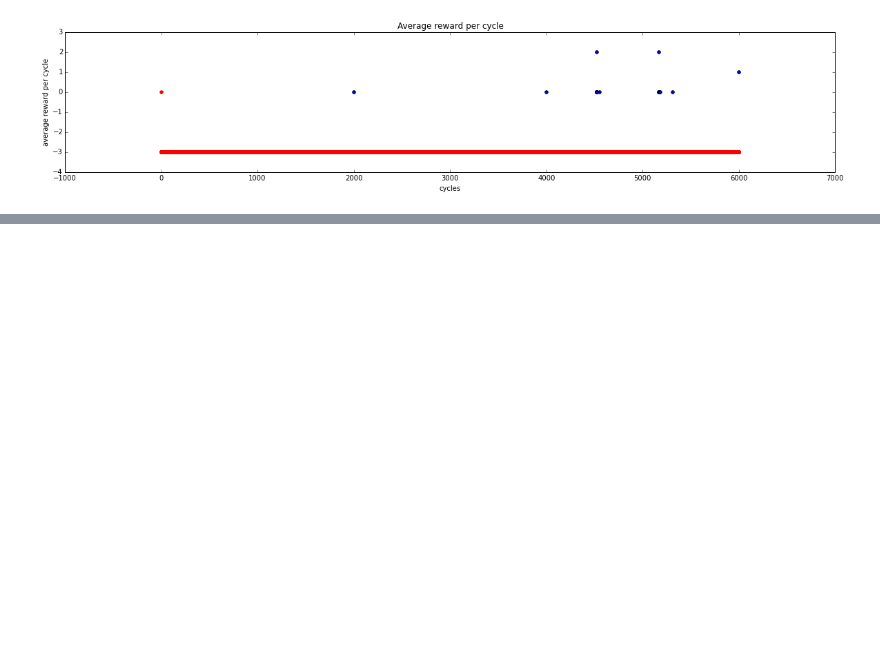
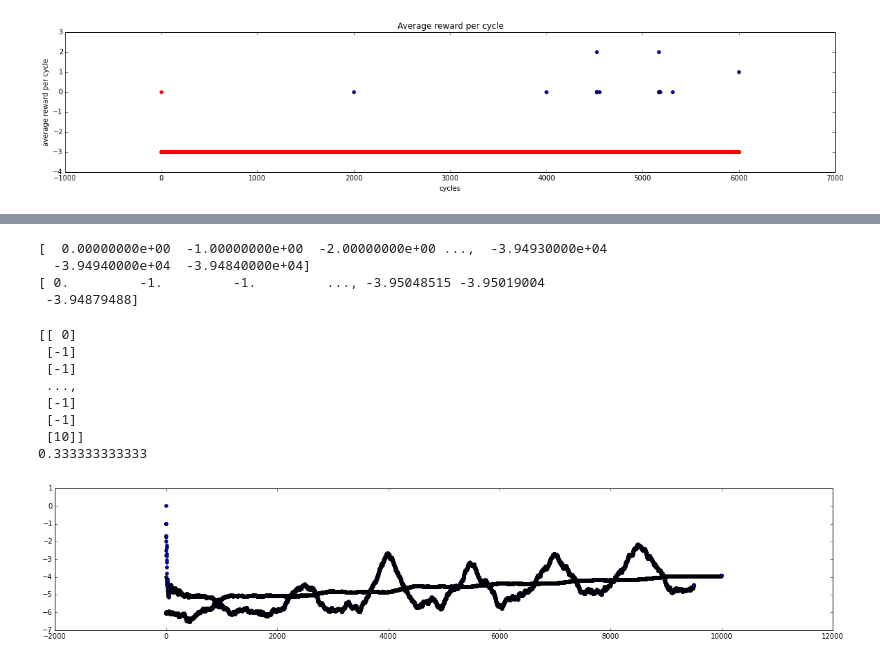
Before and after one commit to rbudzyns/AIXI_2015_Grp3, a Jupyter notebook: final_report/experiments.ipynb, the cells around one changed output, grey strips where cells are left out. Drawn from its saved outputs; the diff is of its cells as text; code cells hidden in the pictures; blank space fills up the shorter version.

```diff
--- a/final_report/experiments.ipynb
+++ b/final_report/experiments.ipynb
@@ -64,3 +64,5 @@ ax.scatter(np.arange(len(ave)),ave,color='red')
 # %% [output]
 <matplotlib.collections.PathCollection at 0x...>
 [figure]
+# %%
+data = pd.read_csv('../logs/cheesemaze-ryk-no-prune.csv',sep=', ',engine='python')
@@ -66,0 +78,40 @@ ax.scatter(np.arange(len(ave)),ave,color='red')
+# %%
+dat=np.array(data[['reward']])
+dat-=10
+cs = np.cumsum(dat).astype(float)
+for i in xrange(1,len(dat)):
+    cs[i]/=i
+print cs
+# %% [output]
+[  0.00000000e+00  -1.00000000e+00  -2.00000000e+00 ...,  -3.94930000e+04
+  -3.94940000e+04  -3.94840000e+04]
+[ 0.         -1.         -1.         ..., -3.95048515 -3.95019004
+ -3.94879488]
+# %%
+fig = plt.figure(figsize=(20,8))
+ax = fig.add_subplot(211)
+#ax.scatter(np.arange(len(dat)),np.cumsum(dat))
+ax.scatter(np.arange(len(dat)),cs)
+
+dicks = []
+
+window_size = 500
+tmp = np.sum(dat[0:window_size])/window_size
+for i in xrange(window_size,len(dat)):
+    tmp += float(dat[i])/window_size
+    tmp -= float(dat[i-window_size])/window_size
+    dicks.append(tmp)
+dicks = np.array(dicks)
+ax.scatter(np.arange(len(dat)-500),dicks)
+print dat
+print 1./3
+# %% [output]
+[[ 0]
+ [-1]
+ [-1]
+ ...,
+ [-1]
+ [-1]
+ [10]]
+0.333333333333
+[figure, added]
```
Also changed, not shown: parts of 1 cell of this notebook, 1 other file.
